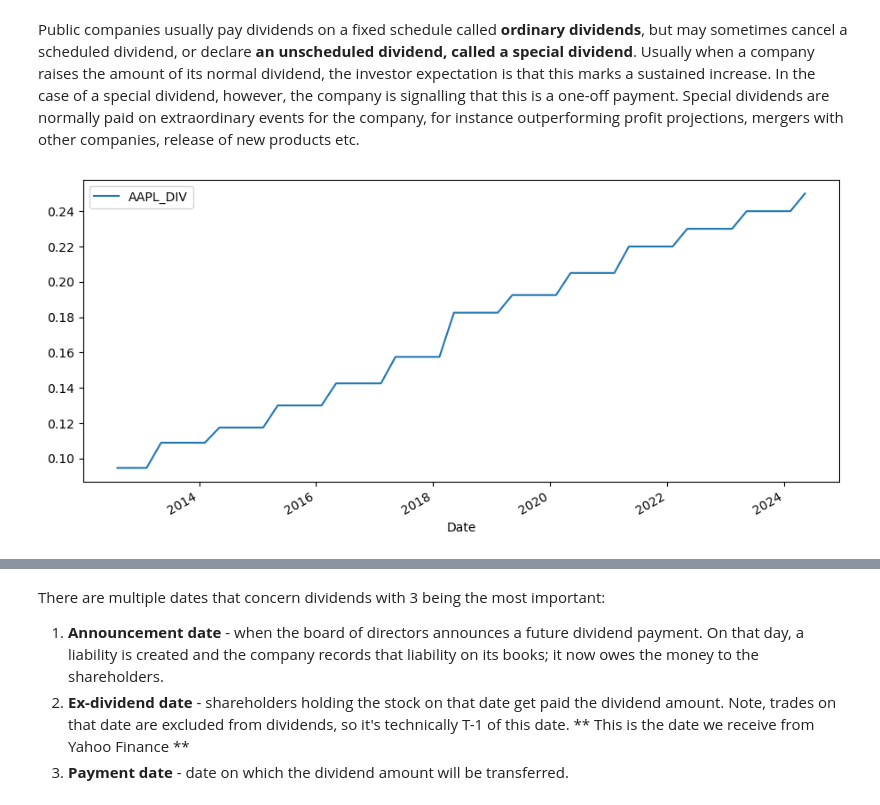
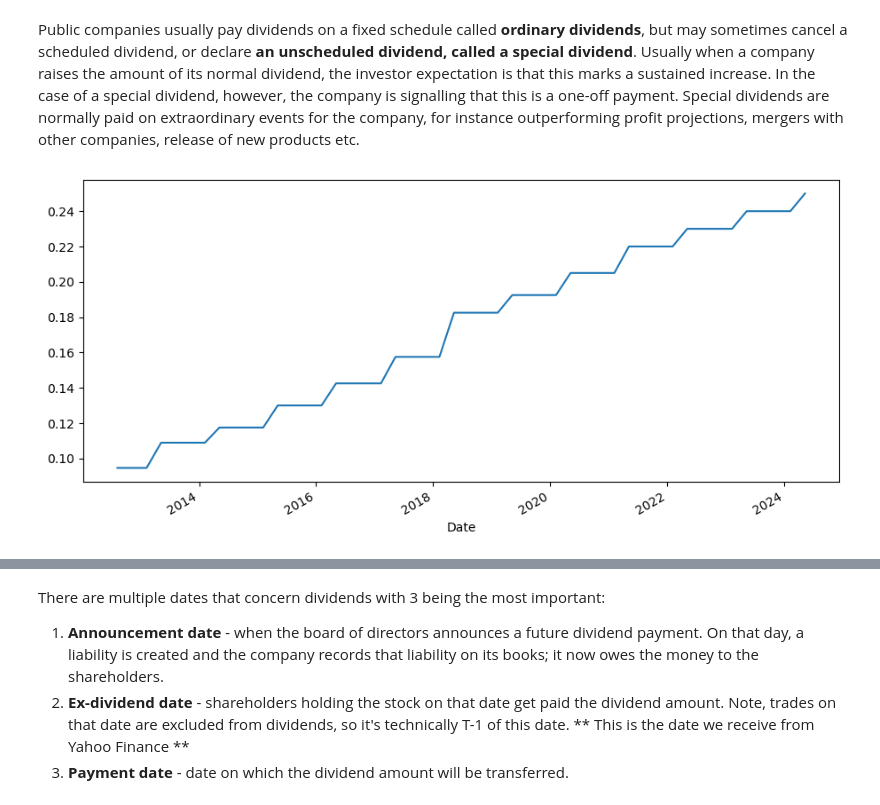
Before and after one commit to christianatanasov/algodisco, a Jupyter notebook: finance/dividends.ipynb, the cells around one changed output, grey strips where cells are left out. Drawn from its saved outputs; the diff is of its cells as text; code cells hidden in the pictures.

Commit message:
Dividends v2

```diff
--- a/finance/dividends.ipynb
+++ b/finance/dividends.ipynb
@@ -24,4 +24,5 @@ Public companies usually pay dividends on a fixed schedule called <b>ordinary di
 def get_dividends(ticker, start_year, end_year=datetime.date.today().year):
     df = yf.Ticker(ticker).get_dividends().to_frame()
     df.index = df.index.to_period('D').to_timestamp()
+    df['YEAR'] = df.index.year
     return df[str(start_year) : str(end_year)].rename(columns={'Dividends' : '{}_DIV'.format(ticker)})
@@ -28,7 +32,7 @@ def get_dividends(ticker, start_year, end_year=datetime.date.today().year):
 # %%
-aapl_div = get_dividends('AAPL', 2000, 2024) # Here we obtain both special and ordinary dividends
+aapl_div = get_dividends('AAPL', 2000, 2024)# Here we obtain both special and ordinary dividends
 
-aapl_div.plot(figsize=(11,5))
+aapl_div['AAPL_DIV'].plot(figsize=(11,5))
 plt.show()
 # %% [output]
-[figure, old version]
+[figure, new version]
```
Also changed, not shown: parts of 10 cells of this notebook, 1 other file.
